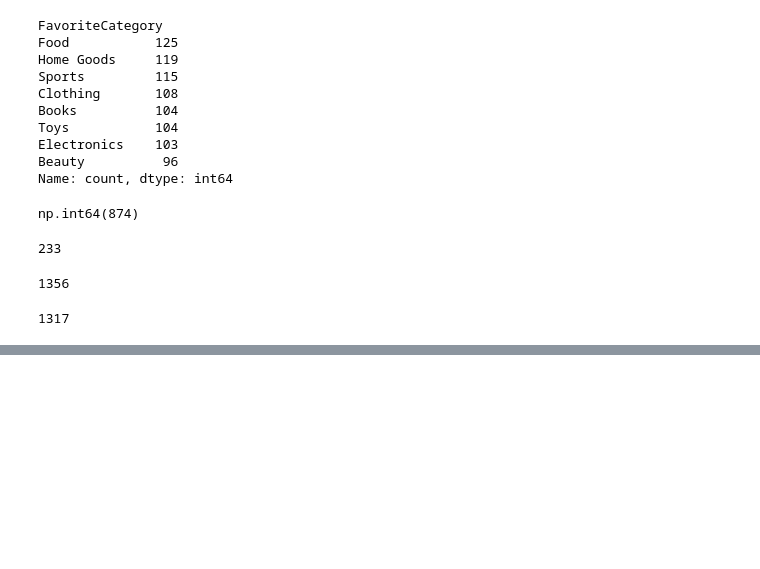
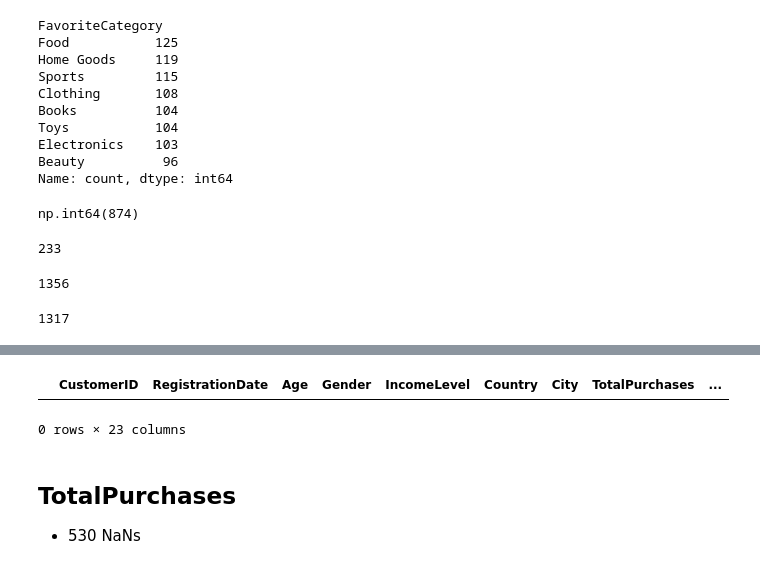
Before and after one commit to PSU-DAAN822-FA25-Group4/data-collection, a Jupyter notebook: analysis.ipynb, the cells around one changed output, grey strips where cells are left out. Drawn from its saved outputs; the diff is of its cells as text; code cells hidden in the pictures; blank space fills up the shorter version.

```diff
--- a/analysis.ipynb
+++ b/analysis.ipynb
@@ -451,0 +533,8 @@ df[(~df['FavoriteCategory'].isna()) & df['SecondFavoriteCategory'].isna()].shape
+# %%
+df[df['Age'].apply(lambda x: not x.is_integer()) & ~df['Age'].isna()]
+# %% [output]
+|  | CustomerID | RegistrationDate | Age | Gender | IncomeLevel | Country | City | TotalPurchases | ... |
+0 rows × 23 columns
+# %% [markdown]
+## TotalPurchases
+* 530 NaNs
```
Also changed, not shown: parts of 33 cells of this notebook.
